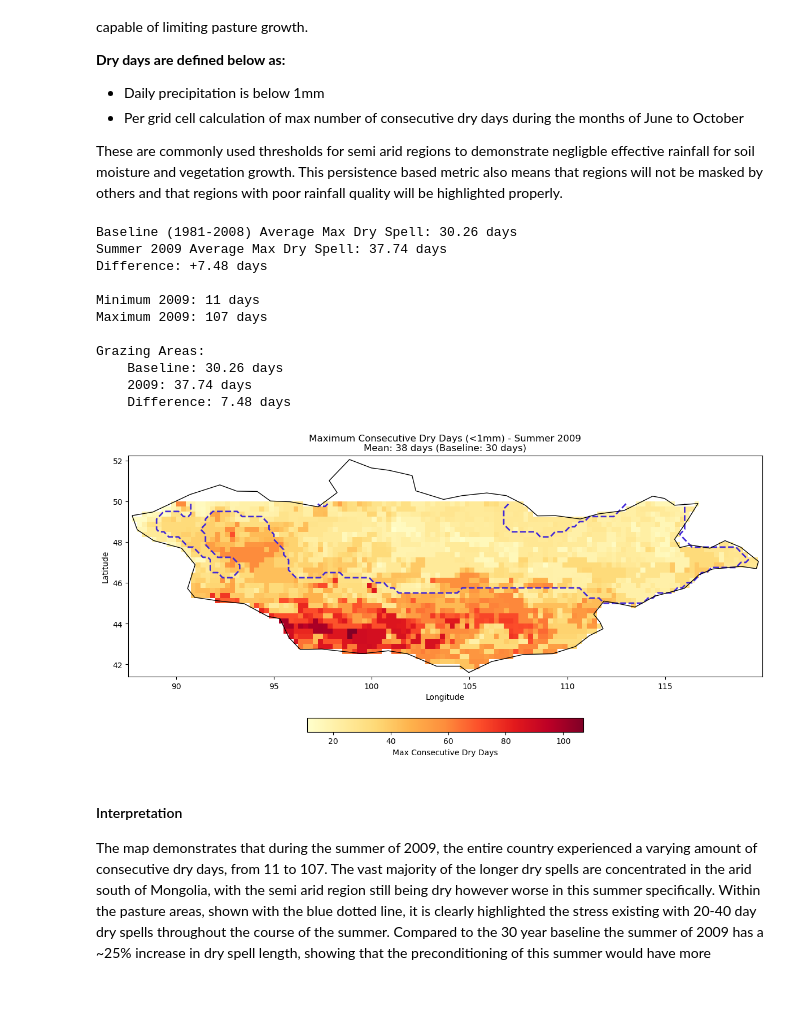
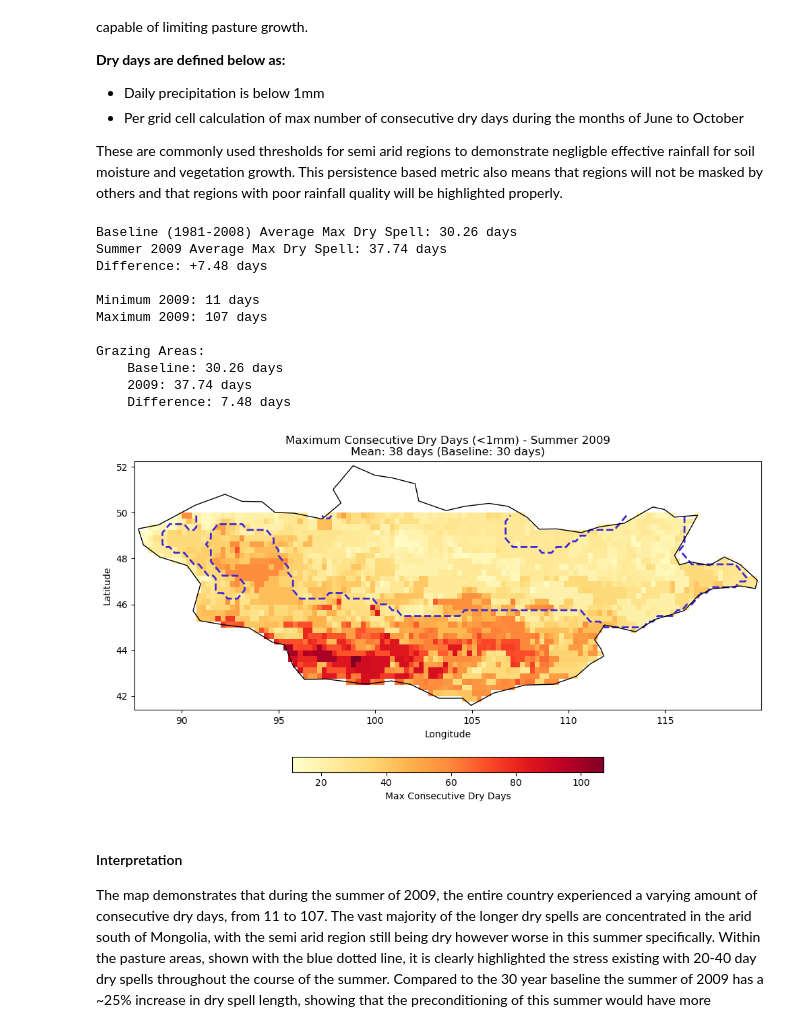
Before and after one commit to sgosmyt2/climate-extremes-risk-analysis, a Jupyter notebook: notebooks/MongoliaDzudExtremeWeather.ipynb, the cells around one changed output. Saved outputs shown, nothing was run; the diff lists cells and outputs as text; code cells hidden in the pictures; blank space fills up the shorter version.

```diff
--- a/notebooks/MongoliaDzudExtremeWeather.ipynb
+++ b/notebooks/MongoliaDzudExtremeWeather.ipynb
@@ -1746,35 +1744,34 @@ ax.set_title(
 )
 ax.set_xlabel("Longitude")
 ax.set_ylabel("Latitude")
 ax.set_aspect("auto")
 
 minx, miny, maxx, maxy = mongolia_shape.total_bounds
 ax.set_xlim(minx - 0.2, maxx + 0.2)
 ax.set_ylim(miny - 0.2, maxy + 0.2)
 
 cbar = fig.colorbar(
     im,
     ax=ax,
     orientation="horizontal",
     pad=0.15,
     fraction=0.05,
     label="Max Consecutive Dry Days"
 )
-plt.tight_layout()
 plt.show()
 # %% [output]
 Baseline (1981-2008) Average Max Dry Spell: 30.26 days
 Summer 2009 Average Max Dry Spell: 37.74 days
 Difference: +7.48 days
 
 Minimum 2009: 11 days
 Maximum 2009: 107 days
 
 Grazing Areas:
     Baseline: 30.26 days
     2009: 37.74 days
     Difference: 7.48 days
-[figure, old version]
+[figure, new version]
 # %% [markdown]
 #### Interpretation
 
```
Also changed, not shown: parts of 6 cells of this notebook.
